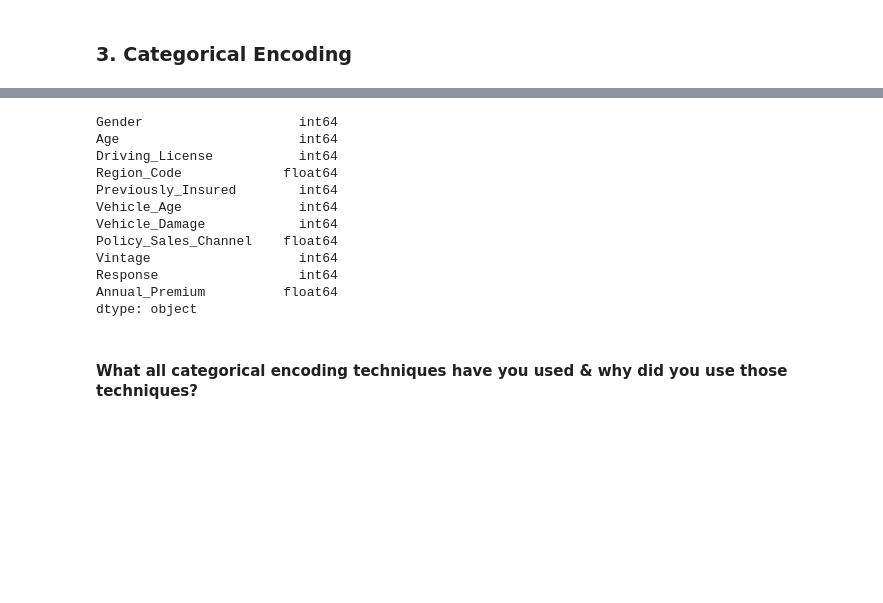
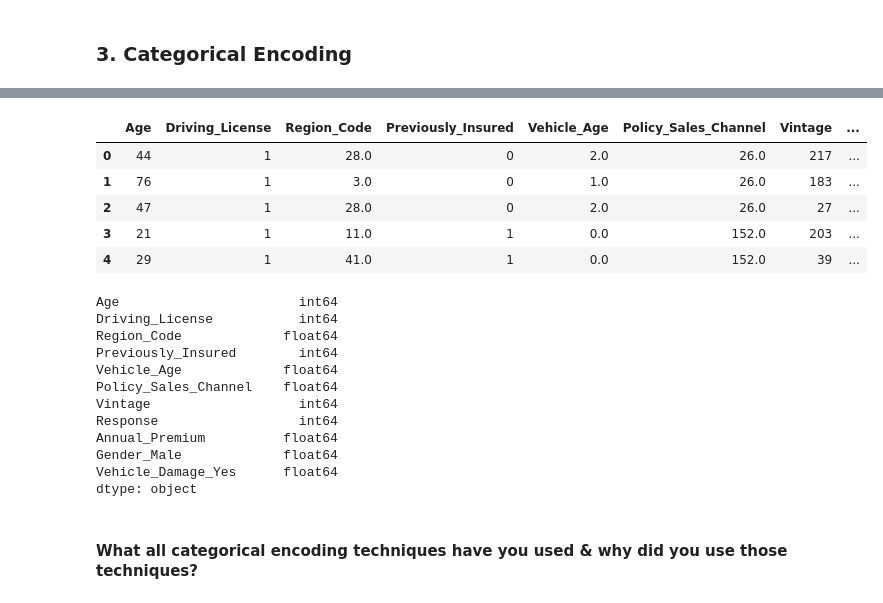
Before and after one commit to msantoshidevi/Health-Insurance-Cross-Sell-Prediction-Project, a Jupyter notebook: Health_Insurance_Cross_Sell_Prediction.ipynb, the cells around one changed output, grey strips where cells are left out. Saved outputs shown, nothing was run; the diff lists cells and outputs as text; code cells hidden in the pictures; blank space fills up the shorter version.

```diff
--- a/Health_Insurance_Cross_Sell_Prediction.ipynb
+++ b/Health_Insurance_Cross_Sell_Prediction.ipynb
@@ -1145,18 +1188,27 @@ df['Vehicle_Damage'] = labelEncoder.fit_transform(df['Vehicle_Damage'])
+# %%
+df_encoded.head()
+# %% [output]
+|  | Age | Driving_License | Region_Code | Previously_Insured | Vehicle_Age | Policy_Sales_Channel | Vintage | ... |
+| 0 | 44 | 1 | 28.0 | 0 | 2.0 | 26.0 | 217 | ... |
+| 1 | 76 | 1 | 3.0 | 0 | 1.0 | 26.0 | 183 | ... |
+| 2 | 47 | 1 | 28.0 | 0 | 2.0 | 26.0 | 27 | ... |
+| 3 | 21 | 1 | 11.0 | 1 | 0.0 | 152.0 | 203 | ... |
+| 4 | 29 | 1 | 41.0 | 1 | 0.0 | 152.0 | 39 | ... |
 # %%
-# Cheching data types
-df.dtypes
+# Checking data types
+df_encoded.dtypes
 # %% [output]
-Gender                    int64
 Age                       int64
 Driving_License           int64
 Region_Code             float64
 Previously_Insured        int64
-Vehicle_Age               int64
-Vehicle_Damage            int64
+Vehicle_Age             float64
 Policy_Sales_Channel    float64
 Vintage                   int64
 Response                  int64
 Annual_Premium          float64
+Gender_Male             float64
+Vehicle_Damage_Yes      float64
 dtype: object
 # %% [markdown]
 #### What all categorical encoding techniques have you used & why did you use those techniques?
```
Also changed, not shown: parts of 41 cells of this notebook.
